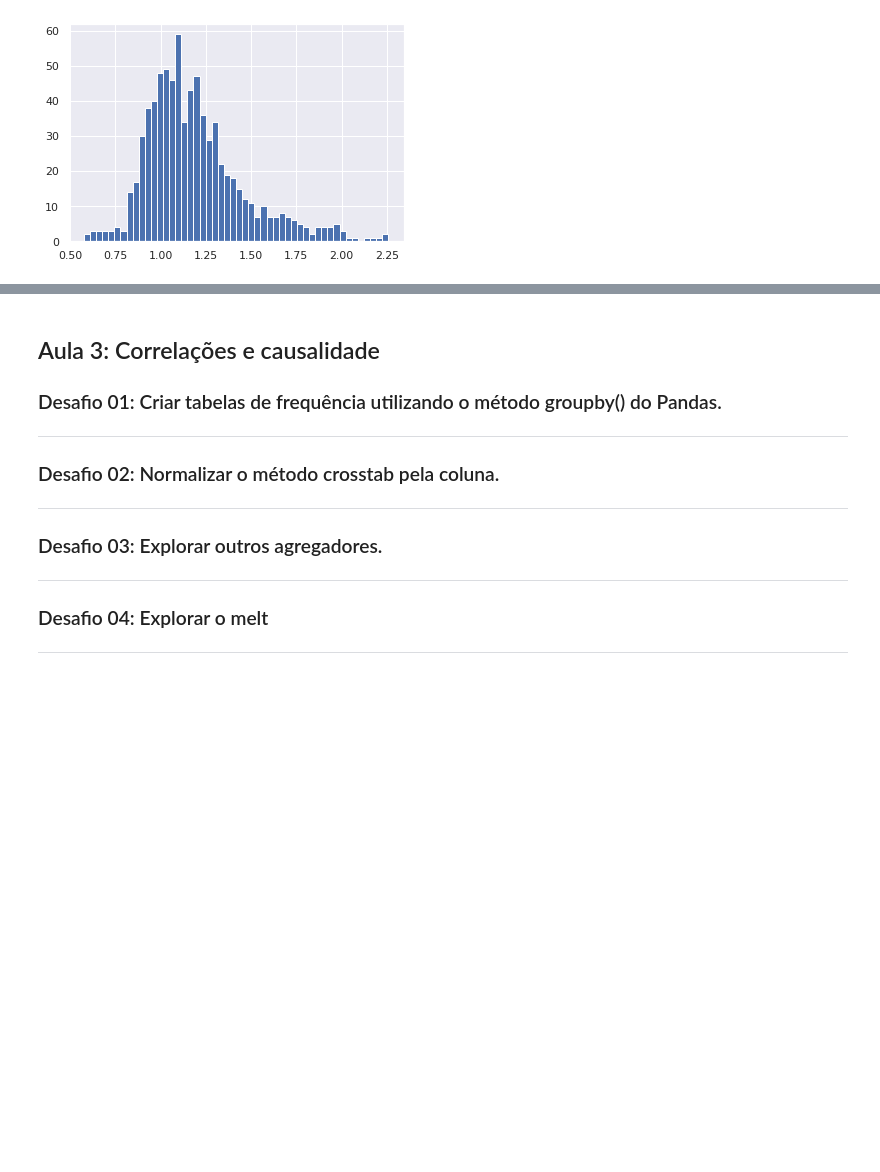
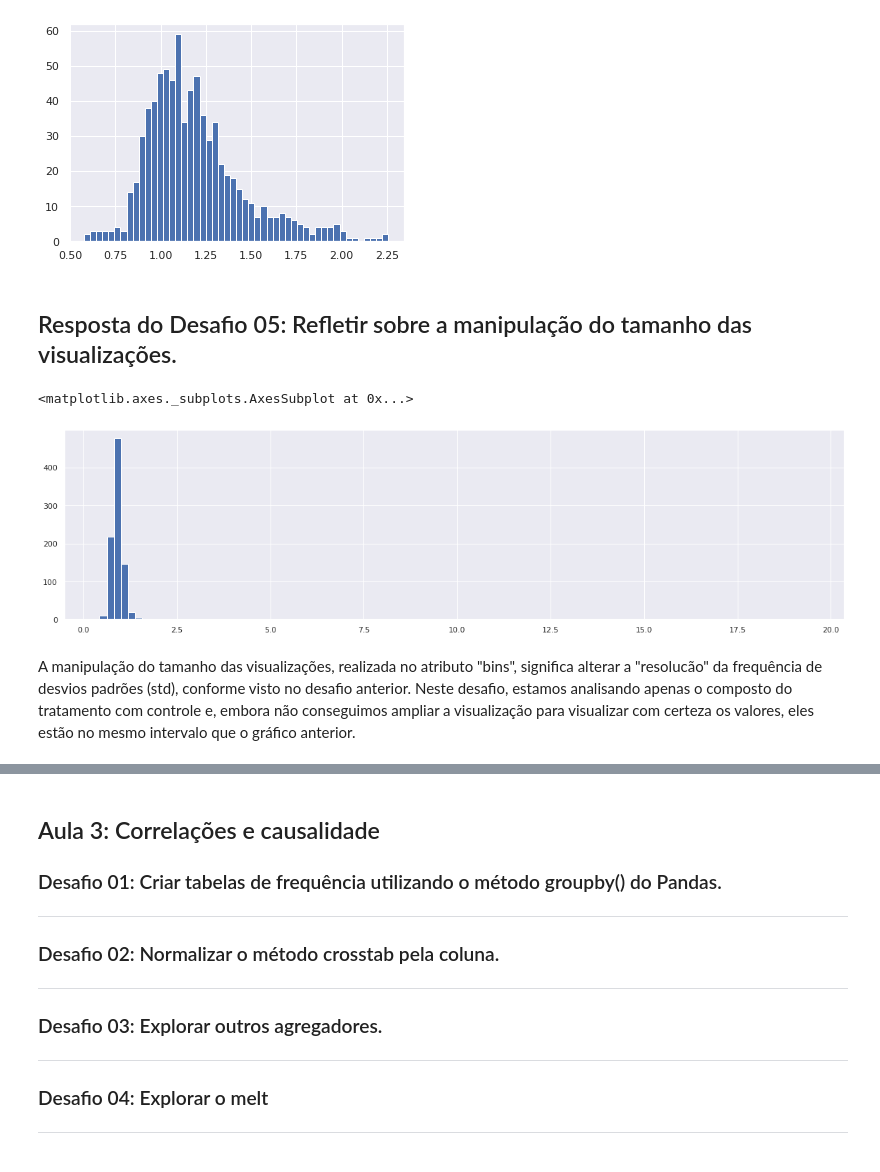
Before and after one commit to henriqueotogami/imersao-dados-3-alura, a Jupyter notebook: Desafios.ipynb, the cells around one changed output, grey strips where cells are left out. Saved outputs shown, nothing was run; the diff lists cells and outputs as text; code cells hidden in the pictures; blank space fills up the shorter version.

Commit message:
Aula 2 - Desafio 5 - Concluído

```diff
--- a/Desafios.ipynb
+++ b/Desafios.ipynb
@@ -255,3 +255,12 @@ dados.loc[:, 'g 0':'g 771'].describe().T['std'].hist(bins=50)
 # %% [output]
 <matplotlib.axes._subplots.AxesSubplot at 0x...>
 [figure]
+# %% [markdown]
+## Resposta do Desafio 05: Refletir sobre a manipulação do tamanho das visualizações.
+# %%
+dados.query('"cacb2b860" in composto').describe().T['std'].hist(bins=100, figsize=(20,5))
+# %% [output]
+<matplotlib.axes._subplots.AxesSubplot at 0x...>
+[figure, added]
+# %% [markdown]
+A manipulação do tamanho das visualizações, realizada no atributo "bins", significa alterar a "resolucão" da frequência de desvios padrões (std), conforme visto no desafio anterior. Neste desafio, estamos analisando apenas o composto do tratamento com controle e, embora não conseguimos ampliar a visualização para visualizar com certeza os valores, eles estão no mesmo intervalo que o gráfico anterior.
```
Also changed, not shown: parts of 4 cells of this notebook.
